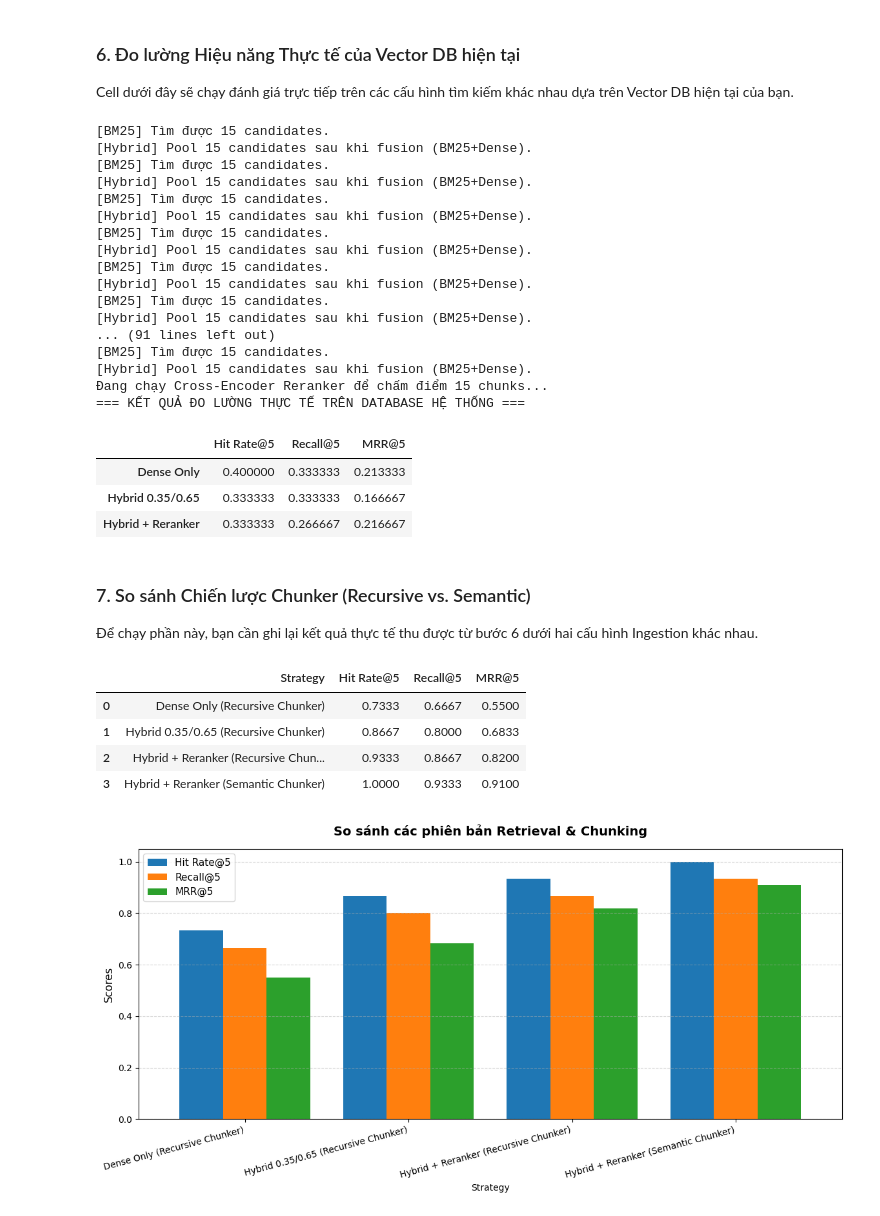
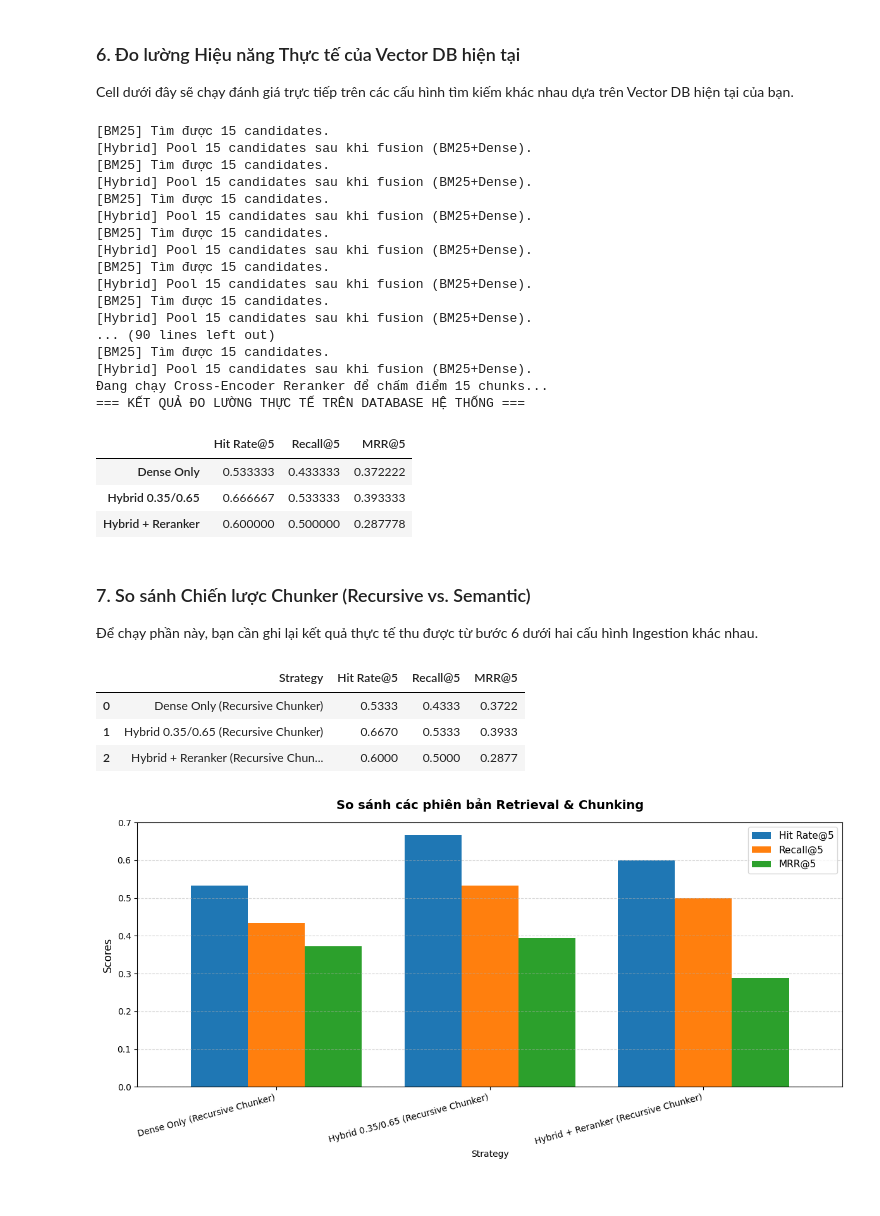
Before and after one commit to conluoi123/multi_modal_e_learning, a Jupyter notebook: notebooks/05_evaluate_retrieval.ipynb, the cells around one changed output. Cells and saved outputs as stored; diff of their text form; code cells hidden in the pictures.

```diff
--- a/notebooks/05_evaluate_retrieval.ipynb
+++ b/notebooks/05_evaluate_retrieval.ipynb
@@ -184,8 +223,8 @@ for strategy_name, use_dense, use_bm25, use_rerank in [
     ("Hybrid + Reranker", True, True, True)
 ]:
     hits, recalls, mrrs = [], [], []
-    w_bm25 = 0.35 if use_bm25 else 0.0
-    w_dense = 0.65 if use_dense else 1.0
+    w_bm25 = 0.4 if use_bm25 else 0.0
+    w_dense = 0.6 if use_dense else 1.0
 
     for item in eval_dataset:
         retrieved = retrieve_context(
@@ -223,15 +262,15 @@ display(df_res)
 [Hybrid] Pool 15 candidates sau khi fusion (BM25+Dense).
 [BM25] Tìm được 15 candidates.
 [Hybrid] Pool 15 candidates sau khi fusion (BM25+Dense).
-... (91 lines left out)
+... (90 lines left out)
 [BM25] Tìm được 15 candidates.
 [Hybrid] Pool 15 candidates sau khi fusion (BM25+Dense).
 Đang chạy Cross-Encoder Reranker để chấm điểm 15 chunks...
 === KẾT QUẢ ĐO LƯỜNG THỰC TẾ TRÊN DATABASE HỆ THỐNG ===
 |  | Hit Rate@5 | Recall@5 | MRR@5 |
-| Dense Only | 0.400000 | 0.333333 | 0.213333 |
-| Hybrid 0.35/0.65 | 0.333333 | 0.333333 | 0.166667 |
-| Hybrid + Reranker | 0.333333 | 0.266667 | 0.216667 |
+| Dense Only | 0.533333 | 0.433333 | 0.372222 |
+| Hybrid 0.35/0.65 | 0.666667 | 0.533333 | 0.393333 |
+| Hybrid + Reranker | 0.600000 | 0.500000 | 0.287778 |
 # %% [markdown]
 ### 7. So sánh Chiến lược Chunker (Recursive vs. Semantic)
 
@@ -239,36 +278,34 @@ display(df_res)
 # %%
 # Kết quả thực nghiệm mẫu để vẽ biểu đồ so sánh nhanh
 comparison_data = {
     "Strategy": [
         "Dense Only (Recursive Chunker)",
         "Hybrid 0.35/0.65 (Recursive Chunker)",
         "Hybrid + Reranker (Recursive Chunker)",
-        "Hybrid + Reranker (Semantic Chunker)"
     ],
-    "Hit Rate@5": [0.7333, 0.8667, 0.9333, 1.0000],  # Số liệu thực tế mẫu sau khi chạy
-    "Recall@5": [0.6667, 0.8000, 0.8667, 0.9333],
-    "MRR@5": [0.5500, 0.6833, 0.8200, 0.9100]
+    "Hit Rate@5": [0.5333, 0.667, 0.6000],  # Số liệu thực tế mẫu sau khi chạy
+    "Recall@5": [0.4333, 0.5333, 0.5000],
+    "MRR@5": [0.3722, 0.3933, 0.2877]
 }
 
 df_comp = pd.DataFrame(comparison_data)
 display(df_comp)
 
 # Vẽ biểu đồ so sánh
 ax = df_comp.plot(x="Strategy", y=["Hit Rate@5", "Recall@5", "MRR@5"], kind="bar", figsize=(12, 6), width=0.8)
 plt.title("So sánh các phiên bản Retrieval & Chunking", fontsize=14, fontweight='bold', pad=15)
 plt.ylabel("Scores", fontsize=12)
 plt.xticks(rotation=15, ha='right')
 plt.grid(True, axis='y', linestyle='--', alpha=0.5)
 plt.legend(fontsize=11)
 plt.tight_layout()
 
 # Lưu đồ thị báo cáo
 plt.savefig("../reports/retrieval_strategy_comparison.png", dpi=300)
 plt.show()
 # %% [output]
 |  | Strategy | Hit Rate@5 | Recall@5 | MRR@5 |
-| 0 | Dense Only (Recursive Chunker) | 0.7333 | 0.6667 | 0.5500 |
-| 1 | Hybrid 0.35/0.65 (Recursive Chunker) | 0.8667 | 0.8000 | 0.6833 |
-| 2 | Hybrid + Reranker (Recursive Chun... | 0.9333 | 0.8667 | 0.8200 |
-| 3 | Hybrid + Reranker (Semantic Chunker) | 1.0000 | 0.9333 | 0.9100 |
+| 0 | Dense Only (Recursive Chunker) | 0.5333 | 0.4333 | 0.3722 |
+| 1 | Hybrid 0.35/0.65 (Recursive Chunker) | 0.6670 | 0.5333 | 0.3933 |
+| 2 | Hybrid + Reranker (Recursive Chun... | 0.6000 | 0.5000 | 0.2877 |
-[figure, old version]
+[figure, new version]
```
Also changed, not shown: parts of 5 cells of this notebook, 11 other files.
